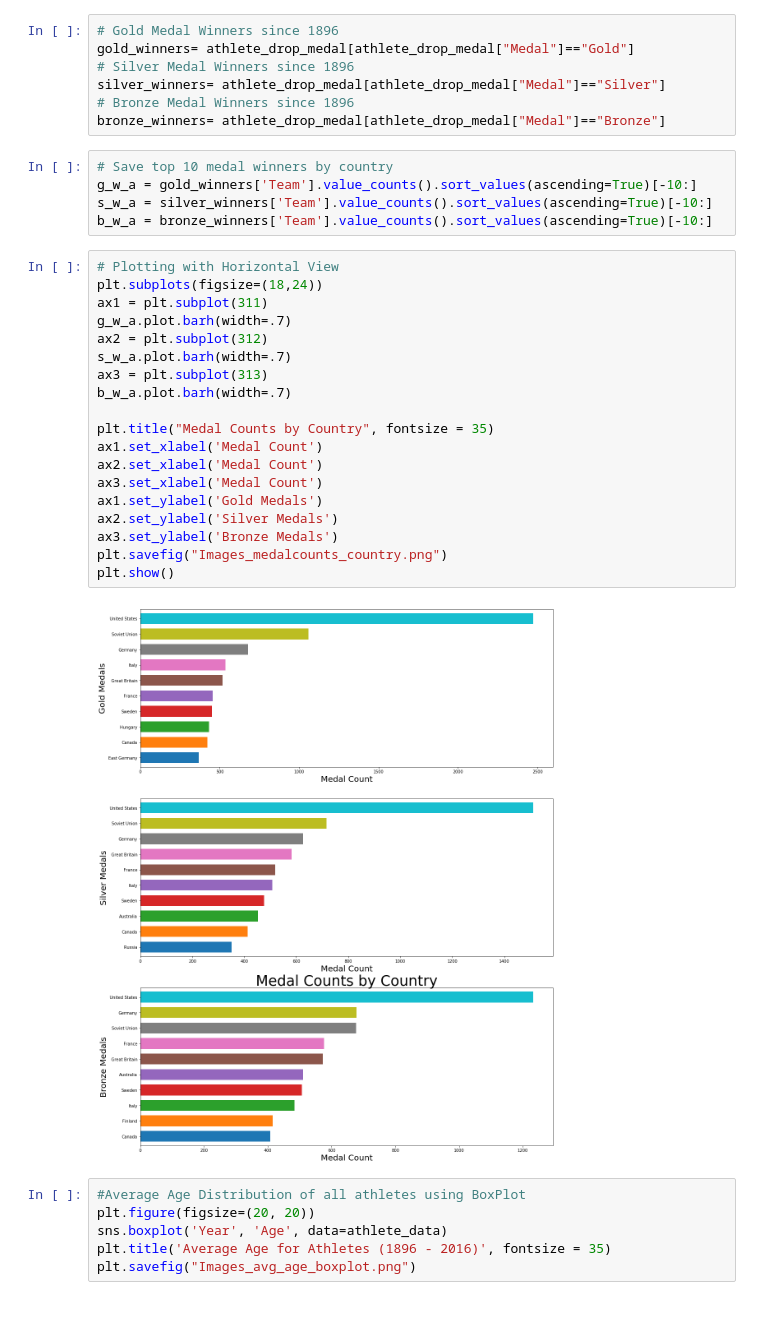
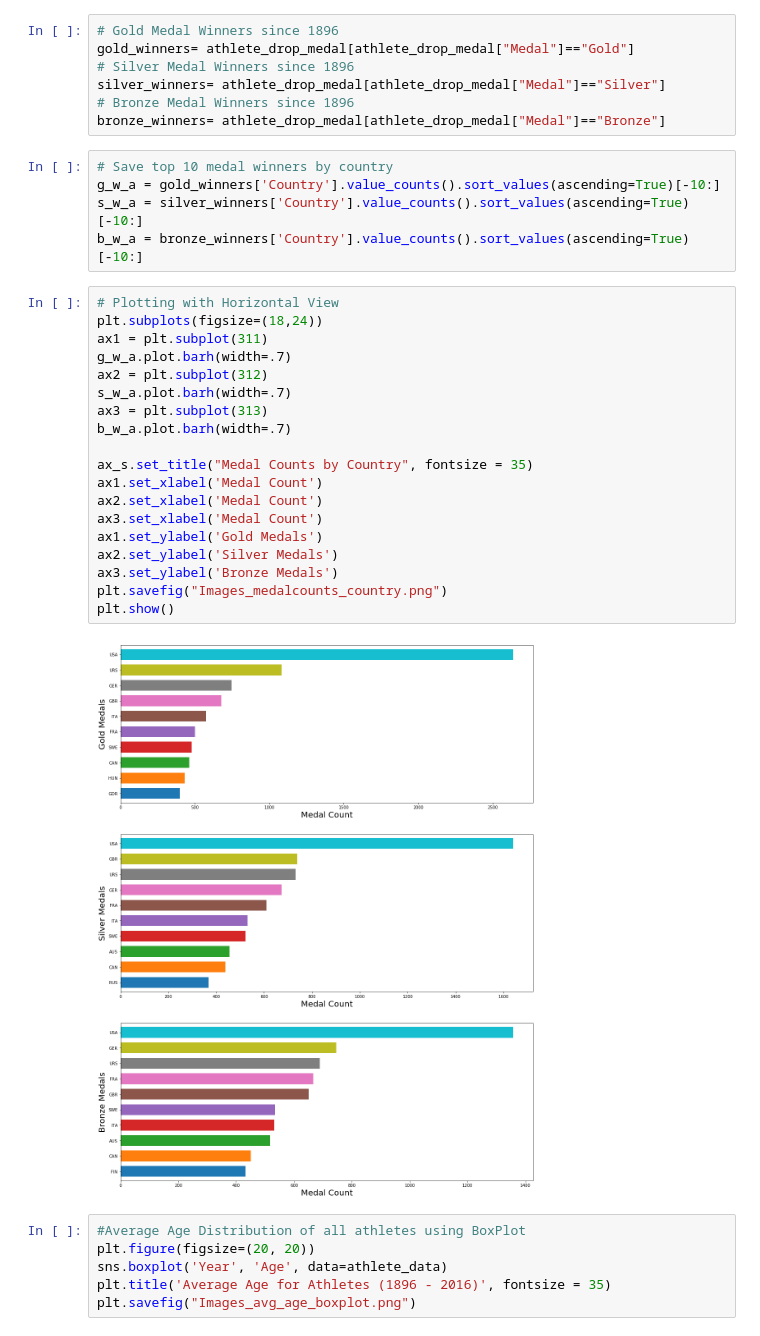
Before and after one commit to thoros2018/UNCC_Project-1, a Jupyter notebook: Athletic_Events Final Exploration and Analysis.ipynb, the cells around one changed output. Saved outputs shown, nothing was run; the diff lists cells and outputs as text.

```diff
--- a/Athletic_Events Final Exploration and Analysis.ipynb
+++ b/Athletic_Events Final Exploration and Analysis.ipynb
@@ -188,30 +208,30 @@ silver_winners= athlete_drop_medal[athlete_drop_medal["Medal"]=="Silver"]
 bronze_winners= athlete_drop_medal[athlete_drop_medal["Medal"]=="Bronze"]
 # %%
 # Save top 10 medal winners by country
-g_w_a = gold_winners['Team'].value_counts().sort_values(ascending=True)[-10:]
-s_w_a = silver_winners['Team'].value_counts().sort_values(ascending=True)[-10:]
-b_w_a = bronze_winners['Team'].value_counts().sort_values(ascending=True)[-10:]
+g_w_a = gold_winners['Country'].value_counts().sort_values(ascending=True)[-10:]
+s_w_a = silver_winners['Country'].value_counts().sort_values(ascending=True)[-10:]
+b_w_a = bronze_winners['Country'].value_counts().sort_values(ascending=True)[-10:]
 # %%
 # Plotting with Horizontal View
 plt.subplots(figsize=(18,24))
 ax1 = plt.subplot(311)
 g_w_a.plot.barh(width=.7)
 ax2 = plt.subplot(312)
 s_w_a.plot.barh(width=.7)
 ax3 = plt.subplot(313)
 b_w_a.plot.barh(width=.7)
 
-plt.title("Medal Counts by Country", fontsize = 35)
+ax_s.set_title("Medal Counts by Country", fontsize = 35)
 ax1.set_xlabel('Medal Count')
 ax2.set_xlabel('Medal Count')
 ax3.set_xlabel('Medal Count')
 ax1.set_ylabel('Gold Medals')
 ax2.set_ylabel('Silver Medals')
 ax3.set_ylabel('Bronze Medals')
 plt.savefig("Images_medalcounts_country.png")
 plt.show()
 # %% [output]
-[figure, old version]
+[figure, new version]
 # %%
 #Average Age Distribution of all athletes using BoxPlot
 plt.figure(figsize=(20, 20))
```
Also changed, not shown: parts of 19 cells of this notebook.
